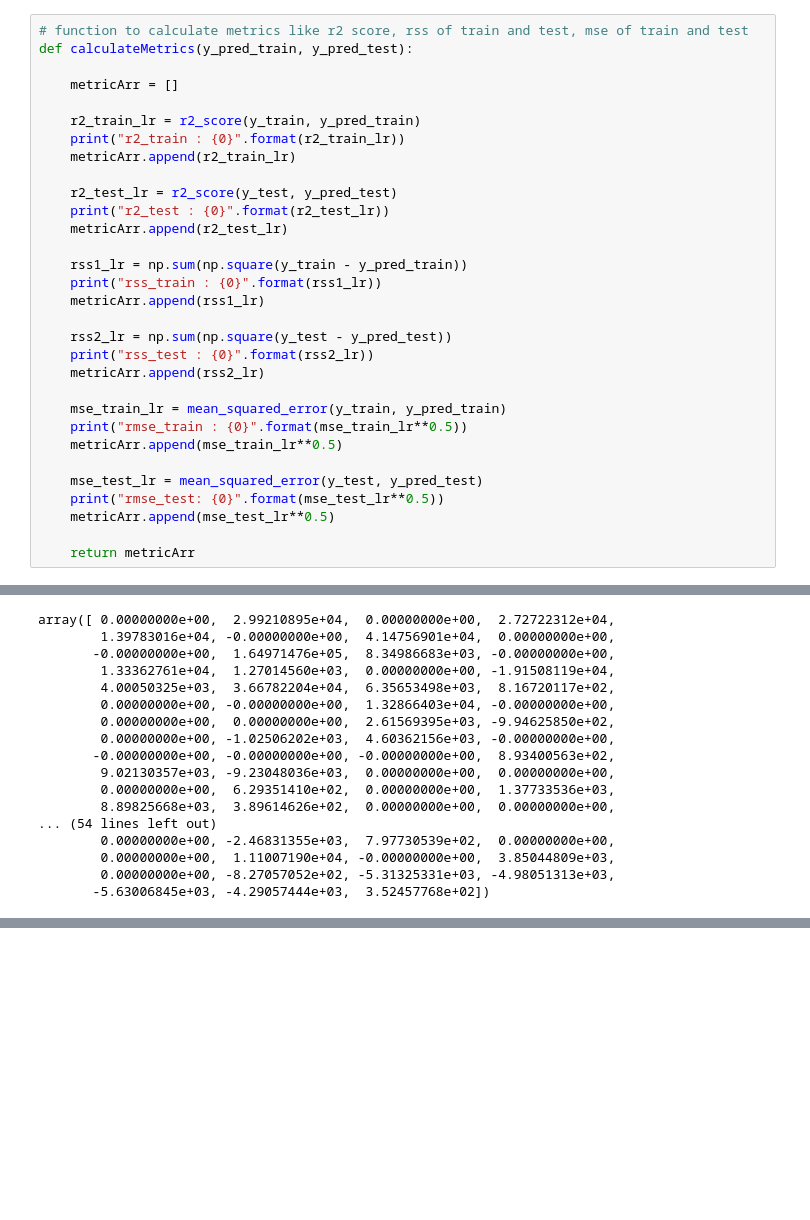
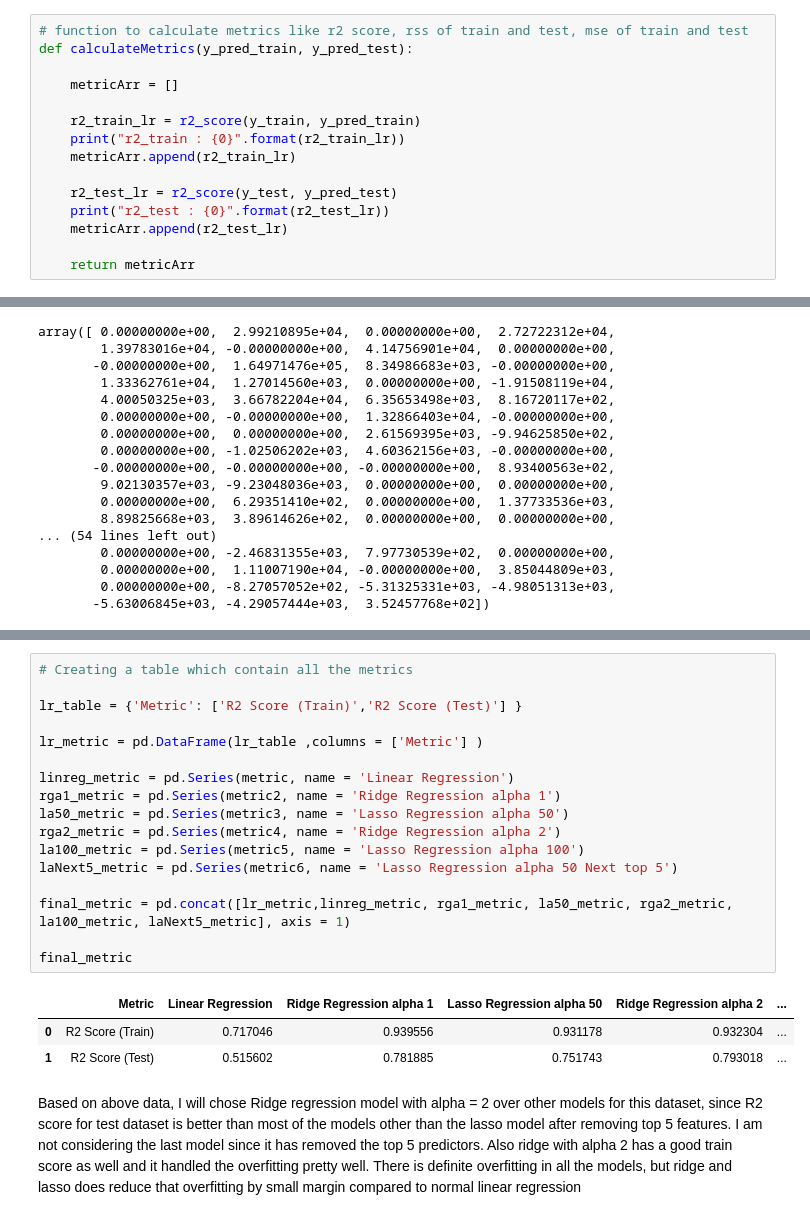
Before and after one commit to IamVib/AdvanceRegressionAssignmentV4, a Jupyter notebook: Advanced Regression Assignment.ipynb, the cells around one changed output, grey strips where cells are left out. Saved outputs shown, nothing was run; the diff lists cells and outputs as text; blank space fills up the shorter version.

```diff
--- a/Advanced Regression Assignment.ipynb
+++ b/Advanced Regression Assignment.ipynb
@@ -822,20 +826,4 @@ def calculateMetrics(y_pred_train, y_pred_test):
     print("r2_test : {0}".format(r2_test_lr))
     metricArr.append(r2_test_lr)
 
-    rss1_lr = np.sum(np.square(y_train - y_pred_train))
-    print("rss_train : {0}".format(rss1_lr))
-    metricArr.append(rss1_lr)
-
-    rss2_lr = np.sum(np.square(y_test - y_pred_test))
-    print("rss_test : {0}".format(rss2_lr))
-    metricArr.append(rss2_lr)
-
-    mse_train_lr = mean_squared_error(y_train, y_pred_train)
-    print("rmse_train : {0}".format(mse_train_lr**0.5))
-    metricArr.append(mse_train_lr**0.5)
-
-    mse_test_lr = mean_squared_error(y_test, y_pred_test)
-    print("rmse_test: {0}".format(mse_test_lr**0.5))
-    metricArr.append(mse_test_lr**0.5)
-
     return metricArr
@@ -1291,0 +1210,24 @@ So the optimal values of lambda for ridge and lasso are 2 and 100 respectively
+# %%
+# Creating a table which contain all the metrics
+
+lr_table = {'Metric': ['R2 Score (Train)','R2 Score (Test)'] }
+
+lr_metric = pd.DataFrame(lr_table ,columns = ['Metric'] )
+
+linreg_metric = pd.Series(metric, name = 'Linear Regression')
+rga1_metric = pd.Series(metric2, name = 'Ridge Regression alpha 1')
+la50_metric = pd.Series(metric3, name = 'Lasso Regression alpha 50')
+rga2_metric = pd.Series(metric4, name = 'Ridge Regression alpha 2')
+la100_metric = pd.Series(metric5, name = 'Lasso Regression alpha 100')
+laNext5_metric = pd.Series(metric6, name = 'Lasso Regression alpha 50 Next top 5')
+
+final_metric = pd.concat([lr_metric,linreg_metric, rga1_metric, la50_metric, rga2_metric, la100_metric, laNext5_metric], axis = 1)
+
+final_metric
+# %% [output]
+|  | Metric | Linear Regression | Ridge Regression alpha 1 | Lasso Regression alpha 50 | Ridge Regression alpha 2 | ... |
+| 0 | R2 Score (Train) | 0.717046 | 0.939556 | 0.931178 | 0.932304 | ... |
+| 1 | R2 Score (Test) | 0.515602 | 0.781885 | 0.751743 | 0.793018 | ... |
+# %% [markdown]
+Based on above data, I will chose Ridge regression model with alpha = 2 over other models for this dataset, since R2 score for test dataset is better than most of the models other than the lasso model after removing top 5 features. I am not considering the last model since it has removed the top 5 predictors. Also ridge with alpha 2 has a good train score as well and it handled the overfitting pretty well.
+There is definite overfitting in all the models, but ridge and lasso does reduce that overfitting by small margin compared to normal linear regression
```
Also changed, not shown: parts of 139 cells of this notebook.
